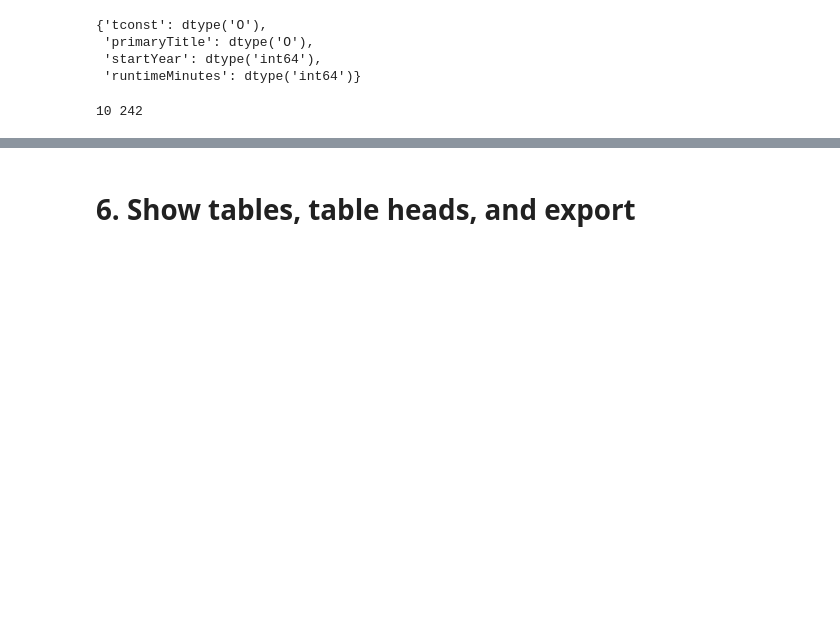
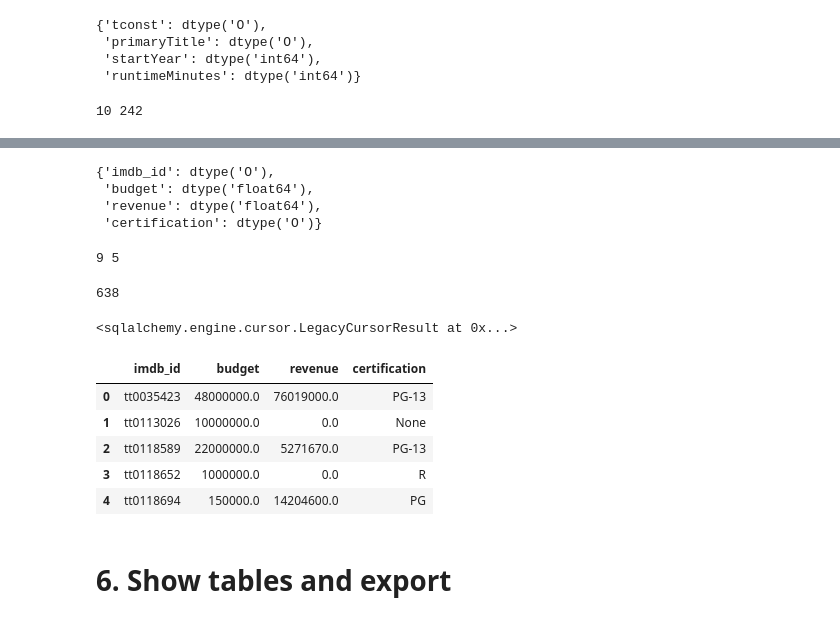
Before and after one commit to kellianneyang/movies-profitability-project, a Jupyter notebook: part3_mysql_database.ipynb, the cells around one changed output, grey strips where cells are left out. Cells and saved outputs as stored; diff of their text form; code cells hidden in the pictures; blank space fills up the shorter version.

```diff
--- a/part3_mysql_database.ipynb
+++ b/part3_mysql_database.ipynb
@@ -447,0 +743,18 @@ OperationalError: (pymysql.err.OperationalError) (1049, "Unknown database 'movie
+# %%
+# create dictionary of dtypes
+tmdb_data_dtypes = tmdb_data_dtypes.to_dict()
+tmdb_data_dtypes
+# %% [output]
+{'imdb_id': dtype('O'),
+ 'budget': dtype('float64'),
+ 'revenue': dtype('float64'),
+ 'certification': dtype('O')}
+# %%
+# get max string length for object columns
+imdb_id_len = tmdb_data['imdb_id'].fillna('').map(len).max()
+certification_len = tmdb_data['certification'].fillna('').map(len).max()
+
+# check
+print(imdb_id_len, certification_len)
+# %% [output]
+9 5
@@ -448,2 +770,31 @@ OperationalError: (pymysql.err.OperationalError) (1049, "Unknown database 'movie
+# %%
+# save to movies db
+tmdb_data.to_sql('tmdb_data',
+              engine,
+              dtype = tmdb_data_schema,
+              if_exists = 'replace',
+              index = False)
+# %% [output]
+638
+# %%
+# set primary key column
+engine.execute('ALTER TABLE tmdb_data ADD PRIMARY KEY (`imdb_id`);')
+# %% [output]
+<sqlalchemy.engine.cursor.LegacyCursorResult at 0x...>
+# %%
+# check table
+sql = """SELECT *
+FROM tmdb_data
+LIMIT 5;
+"""
+
+pd.read_sql_query(sql, engine)
+# %% [output]
+|  | imdb_id | budget | revenue | certification |
+| 0 | tt0035423 | 48000000.0 | 76019000.0 | PG-13 |
+| 1 | tt0113026 | 10000000.0 | 0.0 | None |
+| 2 | tt0118589 | 22000000.0 | 5271670.0 | PG-13 |
+| 3 | tt0118652 | 1000000.0 | 0.0 | R |
+| 4 | tt0118694 | 150000.0 | 14204600.0 | PG |
 # %% [markdown]
-# 6. Show tables, table heads, and export
+# 6. Show tables and export
```
Also changed, not shown: parts of 42 cells of this notebook, 1 other file.
